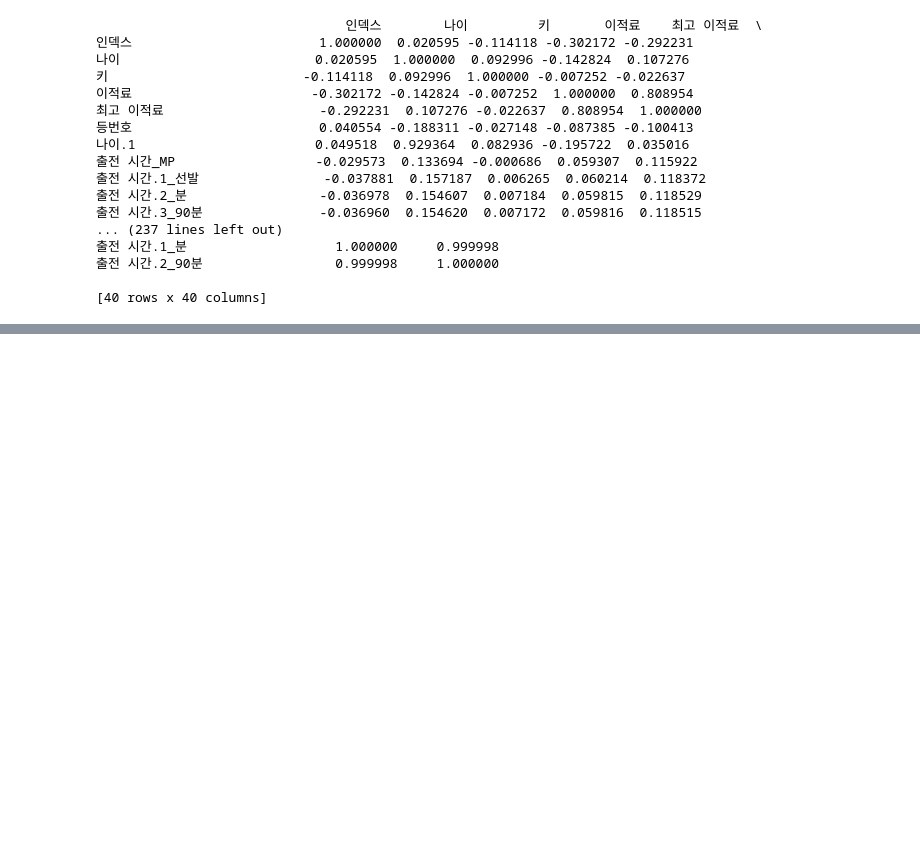
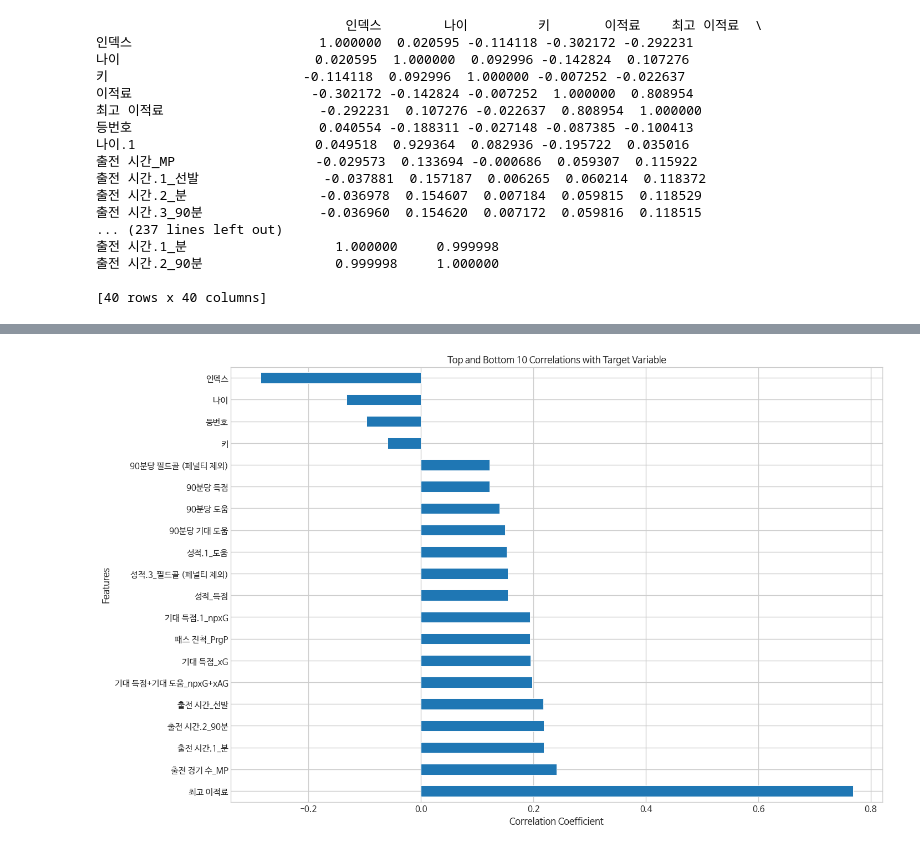
Before and after one commit to Haejeong079/FootballValues, a Jupyter notebook: footballvalue.ipynb, the cells around one changed output, grey strips where cells are left out. Drawn from its saved outputs; the diff is of its cells as text; code cells hidden in the pictures; blank space fills up the shorter version.

```diff
--- a/footballvalue.ipynb
+++ b/footballvalue.ipynb
@@ -483,0 +473,54 @@ strong multicollinearity problems or that the design matrix is singular.
+# %%
+import pandas as pd
+import matplotlib.pyplot as plt
+import numpy as np
+
+# 데이터 불러오기 및 전처리 (df_cleaned는 이미 전처리된 데이터프레임으로 가정)
+# df_cleaned = pd.read_csv('path_to_your_data.csv')  # 예시로 데이터 파일을 불러오는 코드
+
+# 숫자형 변수들만 선택
+numeric_df = df_cleaned.select_dtypes(include=['float64', 'int64'])
+
+# 종속 변수 설정
+target_variable = '이적료'
+
+# 종속 변수와 독립 변수 간의 상관계수 계산
+correlations = numeric_df.corr()[target_variable].drop(target_variable)
+
+# 상위 10개 상관계수 추출 (절대값 기준)
+top_10_correlations = correlations.abs().nlargest(10).index
+top_10_corr_values = correlations[top_10_correlations]
+
+# 하위 10개 상관계수 추출 (절대값 기준)
+bottom_10_correlations = correlations.abs().nsmallest(10).index
+bottom_10_corr_values = correlations[bottom_10_correlations]
+
+# 데이터 합치기 (상위 10개와 하위 10개를 합친 후 내림차순으로 정렬)
+combined_correlations = pd.concat([top_10_corr_values, bottom_10_corr_values]).sort_values(ascending=False)
+
+# 막대 차트를 위한 데이터 준비
+corr_values = combined_correlations.values
+corr_labels = combined_correlations.index
+
+# 막대 차트 시각화
+plt.style.use('_mpl-gallery')
+
+fig, ax = plt.subplots(figsize=(12, 8))
+
+# 가로 막대 차트 그리기
+y = np.arange(len(corr_values))
+x = corr_values
+ax.barh(y, x, height=0.5, edgecolor="white", linewidth=0.7)
+
+# 축 레이블 및 제목 설정
+ax.set_yticks(y)
+ax.set_yticklabels(corr_labels)
+ax.set_ylim(-0.5, len(corr_values)-0.5)
+
+plt.title('Top and Bottom 10 Correlations with Target Variable')
+plt.xlabel('Correlation Coefficient')
+plt.ylabel('Features')
+
+plt.show()
+# %% [output]
+[figure, added]
```
Also changed, not shown: parts of 7 cells of this notebook.
